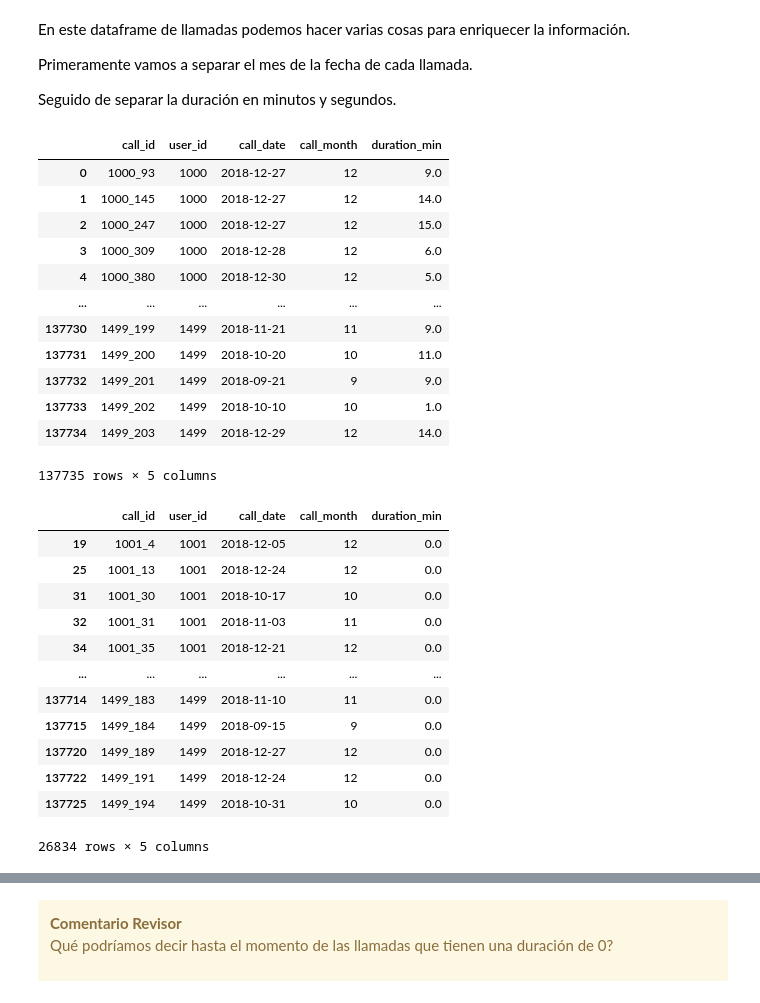
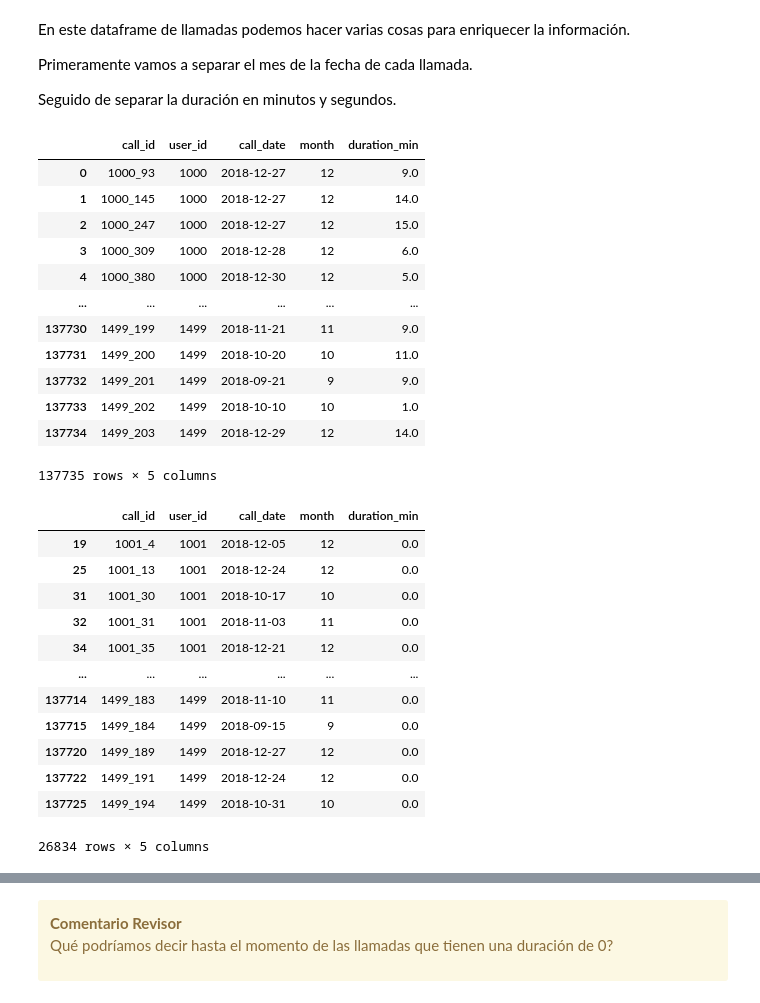
Before and after one commit to aldotoms/Proyectos-Finales-Github, a Jupyter notebook: Proyecto_SP5_V2.0.ipynb, the cells around one changed output, grey strips where cells are left out. Saved outputs shown, nothing was run; the diff lists cells and outputs as text; code cells hidden in the pictures.

```diff
--- a/Proyecto_SP5_V2.0.ipynb
+++ b/Proyecto_SP5_V2.0.ipynb
@@ -538,15 +539,15 @@ Seguido de separar la duración en minutos y segundos.
 # %%
 # Separaremos los meses de la fecha de la llamada
 call_month = df_calls['call_date'].dt.month
-df_calls.insert(3, 'call_month', call_month)   # agregamos una columna con el mes de registro
+df_calls.insert(3, 'month', call_month)   # agregamos una columna con el mes de registro
 
 # Vamos a convertir los minutos en segundos
 # df_calls['duration_sec'] = df_calls['duration'] * 60
 # df_calls.columns = ['call_id', 'user_id', 'call_date', 'call_month', 'duration_min', 'duration_sec']
 
 df_calls    # imrpimimos el nuevo datafram
 # %% [output]
-|  | call_id | user_id | call_date | call_month | duration_min |
+|  | call_id | user_id | call_date | month | duration_min |
 | 0 | 1000_93 | 1000 | 2018-12-27 | 12 | 9.0 |
 | 1 | 1000_145 | 1000 | 2018-12-27 | 12 | 14.0 |
 | 2 | 1000_247 | 1000 | 2018-12-27 | 12 | 15.0 |
@@ -563,7 +564,7 @@ df_calls    # imrpimimos el nuevo datafram
 # Buscamos llamadas que tengan de cero (0) minutos de duración
 df_calls[df_calls['duration_min'] == 0]
 # %% [output]
-|  | call_id | user_id | call_date | call_month | duration_min |
+|  | call_id | user_id | call_date | month | duration_min |
 | 19 | 1001_4 | 1001 | 2018-12-05 | 12 | 0.0 |
 | 25 | 1001_13 | 1001 | 2018-12-24 | 12 | 0.0 |
 | 31 | 1001_30 | 1001 | 2018-10-17 | 10 | 0.0 |
```
Also changed, not shown: parts of 27 cells of this notebook.
